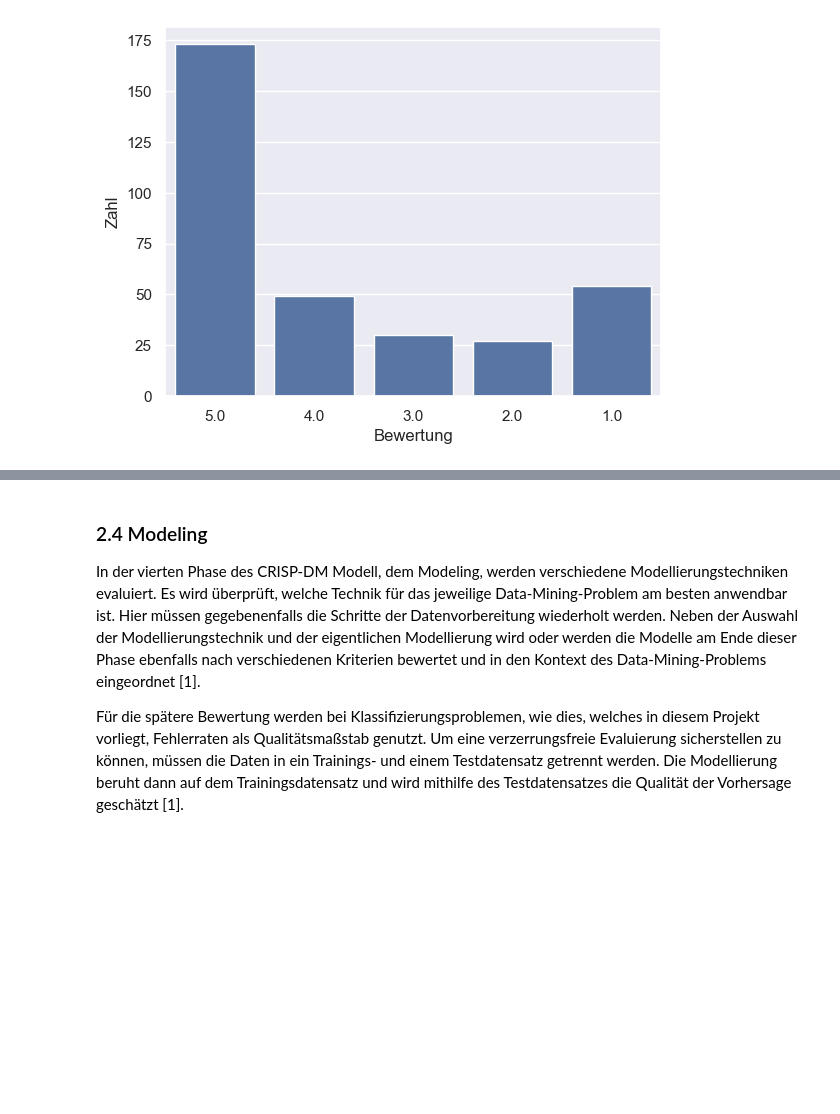
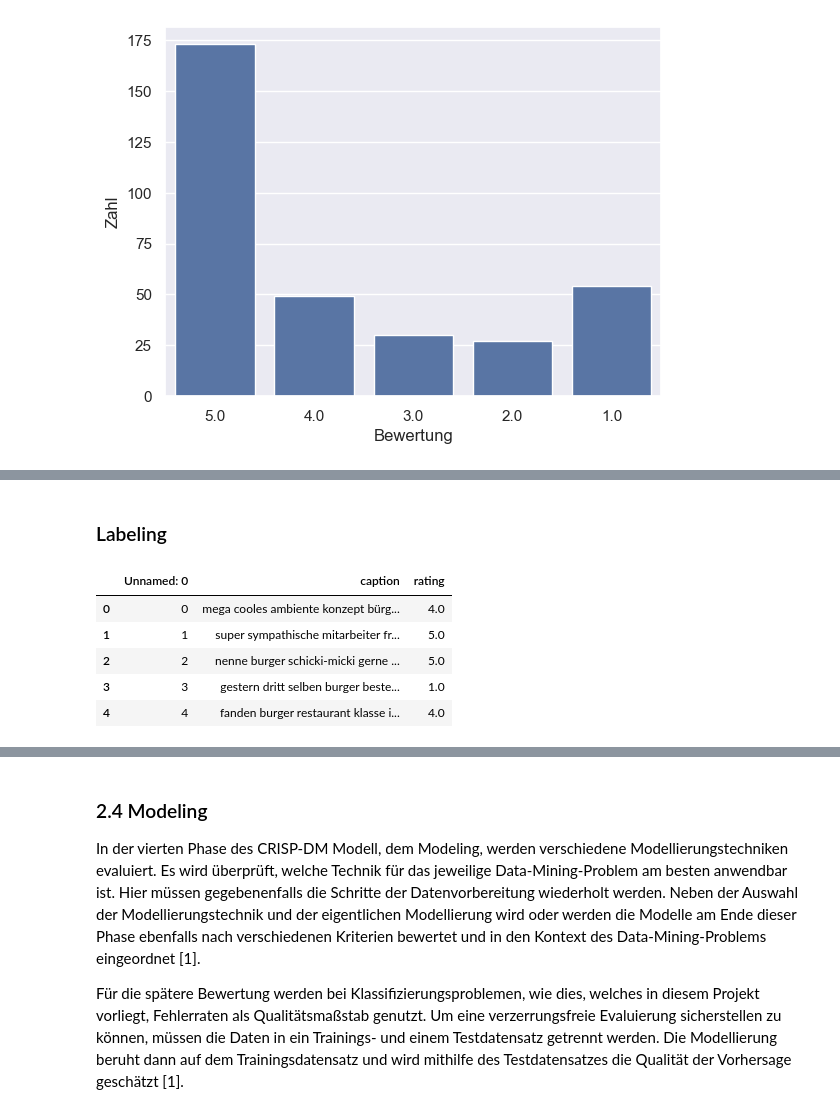
Before and after one commit to Herb-sh/NLPGoogleReviewSummary, a Jupyter notebook: Abschlussbericht.ipynb, the cells around one changed output, grey strips where cells are left out. Saved outputs shown, nothing was run; the diff lists cells and outputs as text; code cells hidden in the pictures; blank space fills up the shorter version.

Commit message:
Updating 'Abschlussbericht' with Labeling

```diff
--- a/Abschlussbericht.ipynb
+++ b/Abschlussbericht.ipynb
@@ -391,0 +396,12 @@ for i, ax in enumerate(axes2):
+# %% [markdown]
+### Labeling
+# %%
+df = pd.read_csv(REVIEWS_CLEANED_UNLABELED_FILE_PATH, sep=';')
+df.head()
+# %% [output]
+|  | Unnamed: 0 | caption | rating |
+| 0 | 0 | mega cooles ambiente konzept bürg... | 4.0 |
+| 1 | 1 | super sympathische mitarbeiter fr... | 5.0 |
+| 2 | 2 | nenne burger schicki-micki gerne ... | 5.0 |
+| 3 | 3 | gestern dritt selben burger beste... | 1.0 |
+| 4 | 4 | fanden burger restaurant klasse i... | 4.0 |
```
Also changed, not shown: parts of 22 cells of this notebook.
